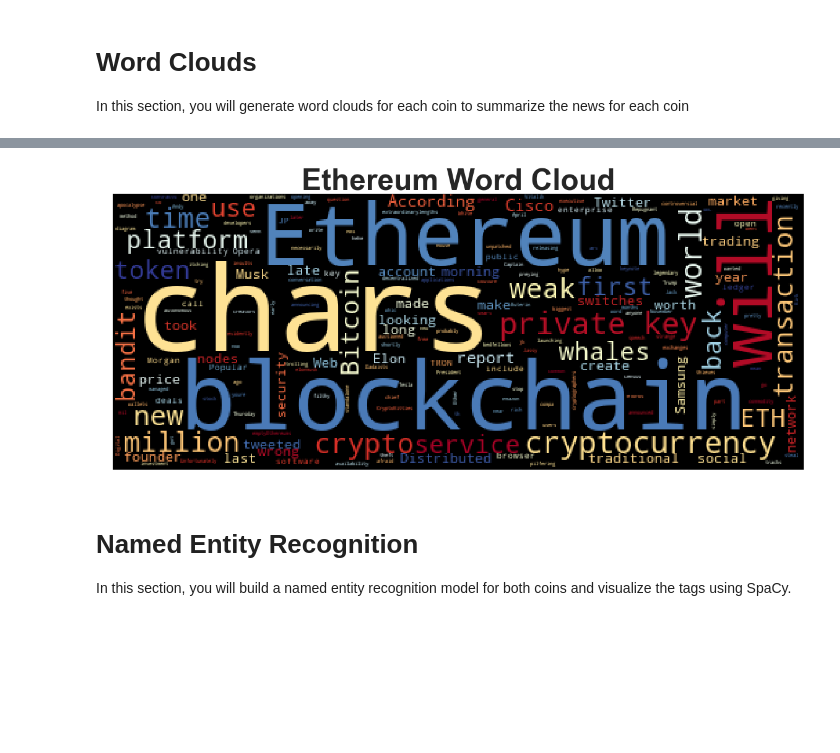
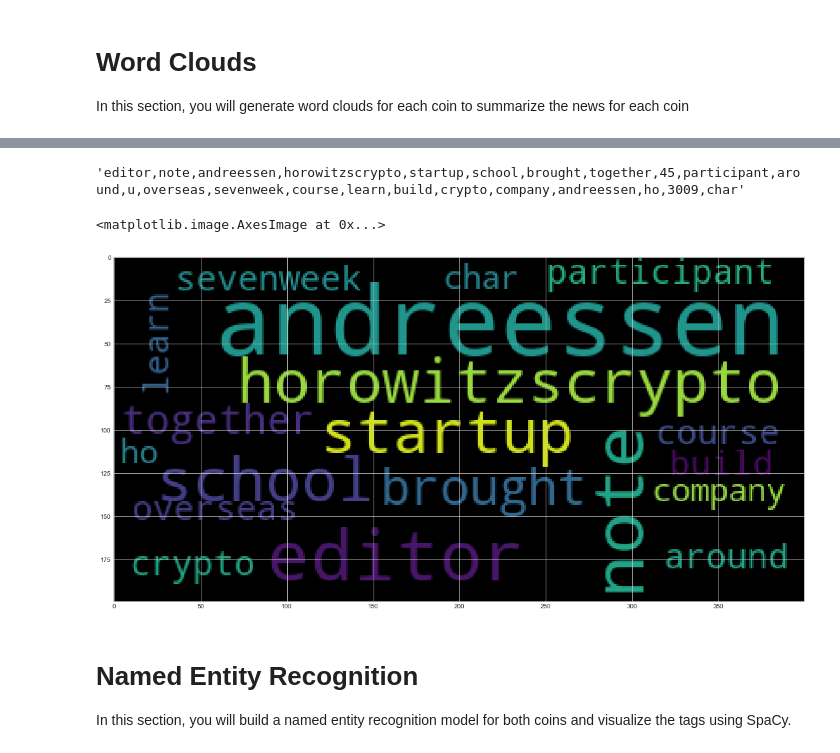
Before and after one commit to KevinLacap/KevinLacap, a Jupyter notebook: 2 Python/crypto_sentiment.ipynb, the cells around one changed output, grey strips where cells are left out. Cells and saved outputs as stored; diff of their text form; code cells hidden in the pictures; blank space fills up the shorter version.

Commit message:
12. NLP crypto_sentiment HW

```diff
--- a/2 Python/crypto_sentiment.ipynb
+++ b/2 Python/crypto_sentiment.ipynb
@@ -360,7 +376,16 @@ mpl.rcParams['figure.figsize'] = [20.0, 10.0]
+# %%
+ethereum_text = ethereum["text"].apply(tokenizer).values[0]
+ethereum_text = ",".join(ethereum_text)
+ethereum_text
+# %% [output]
+'editor,note,andreessen,horowitzscrypto,startup,school,brought,together,45,participant,around,u,overseas,sevenweek,course,learn,build,crypto,company,andreessen,ho,3009,char'
 # %%
 # Generate the Ethereum word cloud
+wc = WordCloud().generate(ethereum_text)
+plt.imshow(wc)
 # %% [output]
+<matplotlib.image.AxesImage at 0x...>
-[figure, old version]
+[figure, new version]
 # %% [markdown]
 # Named Entity Recognition
 
```
Also changed, not shown: parts of 25 cells of this notebook.
